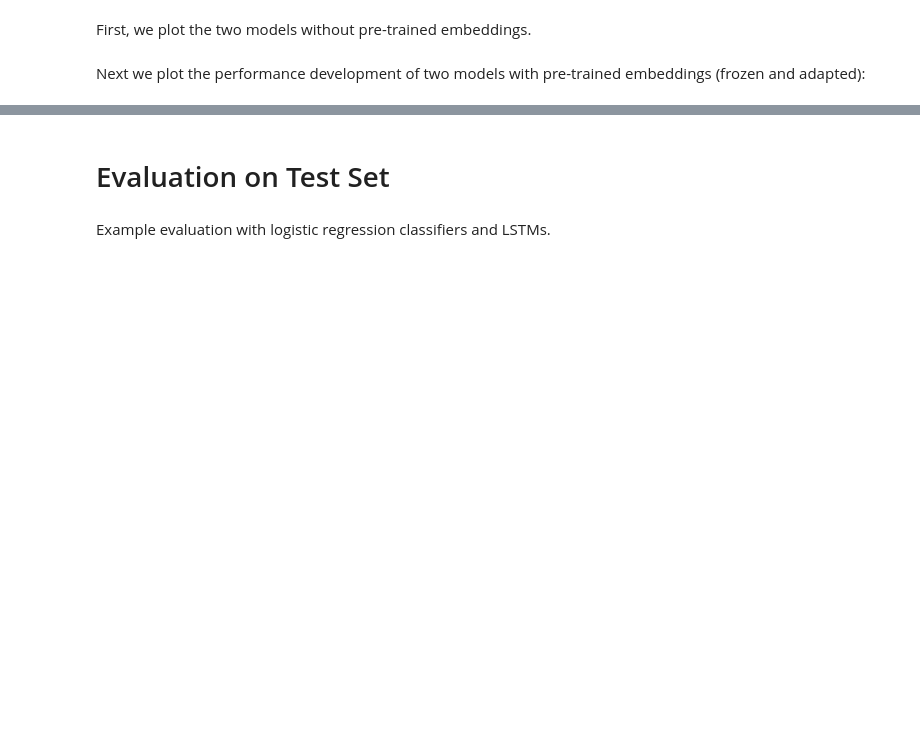
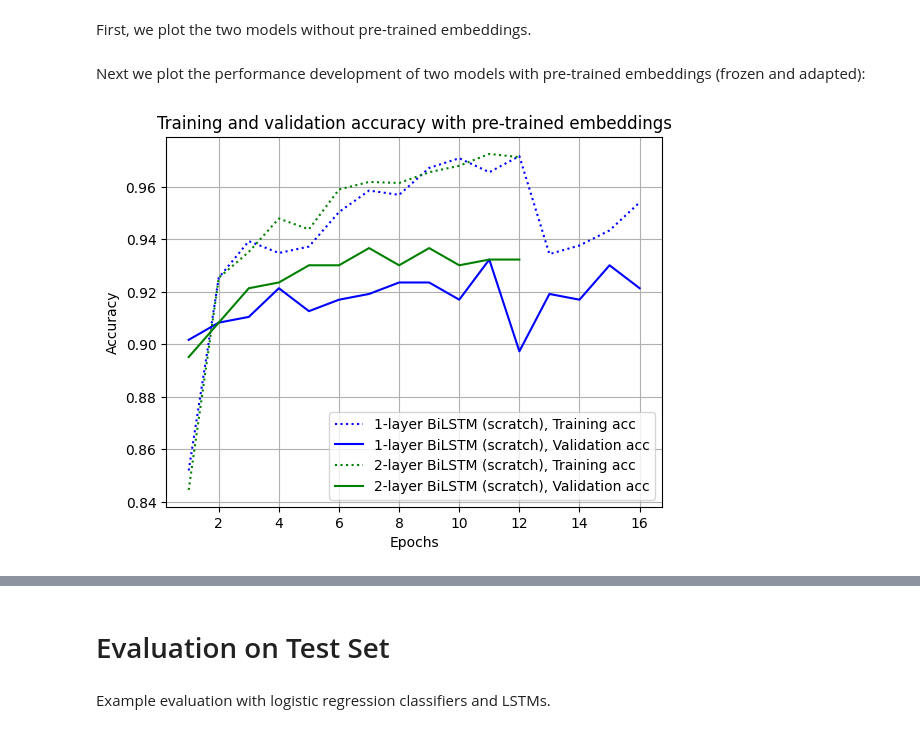
Before and after one commit to raliaskarov/tutorial_eth_ais_roman, a Jupyter notebook: projects/project2/CAS_project2_2_logistic_LSTM.ipynb, the cells around one changed output, grey strips where cells are left out. Saved outputs shown, nothing was run; the diff lists cells and outputs as text; code cells hidden in the pictures; blank space fills up the shorter version.

```diff
--- a/projects/project2/CAS_project2_2_logistic_LSTM.ipynb
+++ b/projects/project2/CAS_project2_2_logistic_LSTM.ipynb
@@ -1177,18 +1314,20 @@ plt.show()
 # %% [markdown]
 Next we plot the performance development of two models with pre-trained embeddings (frozen and adapted):
 # %%
-... # fill in this code block
-#plt.plot(...)
-#plt.plot(...)
-#plt.plot(...)
-#plt.plot(...)
+plt.plot(range(1, len(train_acc_model_3) + 1), train_acc_model_3, 'b:', label='1-layer BiLSTM (scratch), Training acc')
+plt.plot(range(1, len(val_acc_model_3) + 1), val_acc_model_3, 'b',  label='1-layer BiLSTM (scratch), Validation acc')
+
+plt.plot(range(1, len(train_acc_model_4) + 1), train_acc_model_4, 'g:', label='2-layer BiLSTM (scratch), Training acc')
+plt.plot(range(1, len(val_acc_model_4) + 1), val_acc_model_4, 'g',  label='2-layer BiLSTM (scratch), Validation acc')
 
 plt.title('Training and validation accuracy with pre-trained embeddings')
 plt.xlabel('Epochs')
 plt.ylabel('Accuracy')
 plt.legend(loc='lower right')
 plt.grid(True)
 plt.show()
+# %% [output]
+[figure, added]
 # %%
 plt.plot(range(1, len(train_acc_model_1) + 1), train_acc_model_1, 'k:', label='Logreg count-based BOW, Training acc')
 plt.plot(range(1, len(val_acc_model_1) + 1), val_acc_model_1, 'k',  label='Logreg count-based BOW, Validation acc')
```
Also changed, not shown: parts of 18 cells of this notebook, 8 other files.
